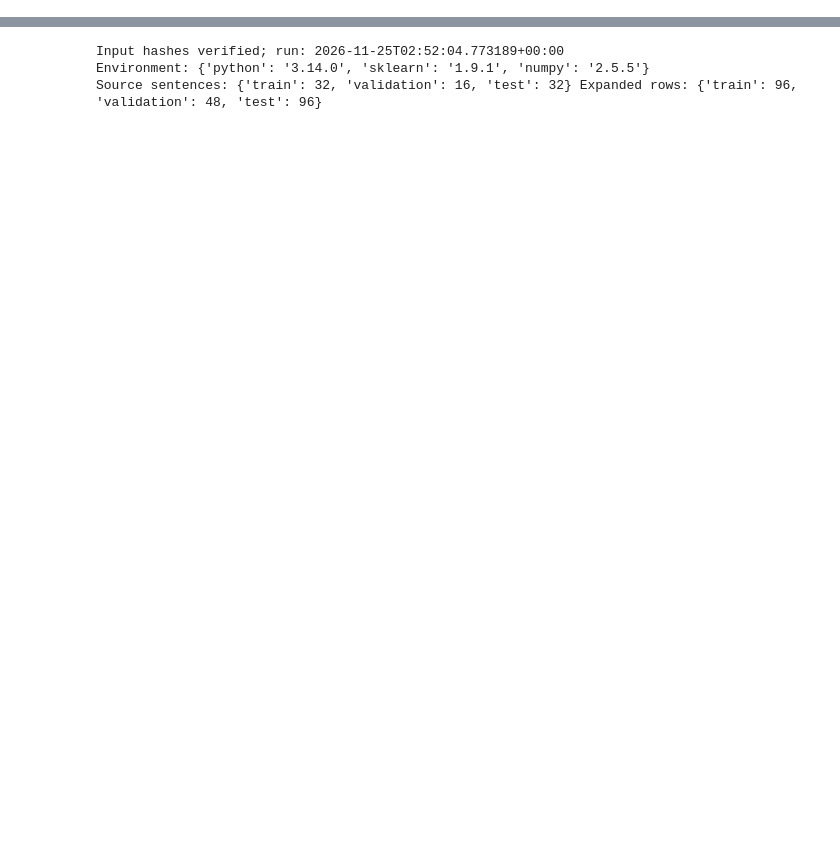
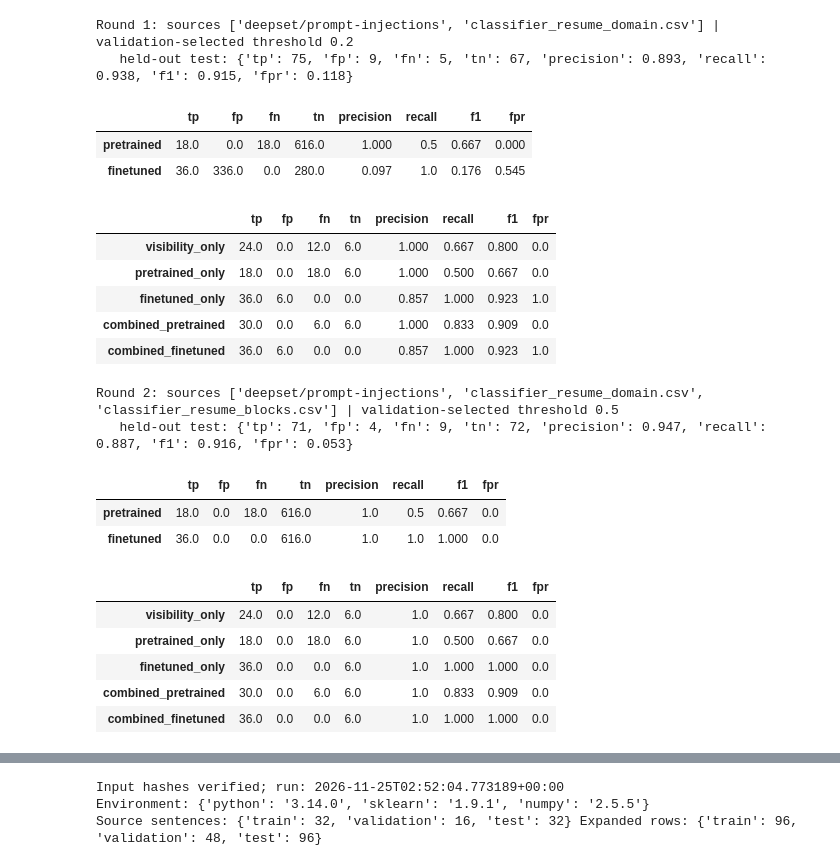
Before and after one commit to Jithendranath8/AI-resume-screeners, a Jupyter notebook: M4_Controlled_Experiments.ipynb, the cells around one changed output, grey strips where cells are left out. Drawn from its saved outputs; the diff is of its cells as text; code cells hidden in the pictures; blank space fills up the shorter version.

```diff
--- a/M4_Controlled_Experiments.ipynb
+++ b/M4_Controlled_Experiments.ipynb
@@ -6,0 +175,30 @@ The earlier text-classification results and paper are a **pilot**. They are not
+# %%
+for n in (1, 2):
+    m = json.loads(Path(f'results/classifier_training_0{n}/training_manifest.json').read_text())
+    print(f'Round {n}: sources', list(m['sources']), '| validation-selected threshold', m['threshold'])
+    print('   held-out test:', {k: round(v, 3) for k, v in m['test_metrics'].items()})
+    display(pd.read_csv(RUN / f'classifier_comparison_round{n}/block_metrics.csv', index_col=0))
+    display(pd.read_csv(RUN / f'classifier_comparison_round{n}/document_detection_metrics.csv', index_col=0))
+# %% [output]
+Round 1: sources ['deepset/prompt-injections', 'classifier_resume_domain.csv'] | validation-selected threshold 0.2
+   held-out test: {'tp': 75, 'fp': 9, 'fn': 5, 'tn': 67, 'precision': 0.893, 'recall': 0.938, 'f1': 0.915, 'fpr': 0.118}
+|  | tp | fp | fn | tn | precision | recall | f1 | fpr |
+| pretrained | 18.0 | 0.0 | 18.0 | 616.0 | 1.000 | 0.5 | 0.667 | 0.000 |
+| finetuned | 36.0 | 336.0 | 0.0 | 280.0 | 0.097 | 1.0 | 0.176 | 0.545 |
+|  | tp | fp | fn | tn | precision | recall | f1 | fpr |
+| visibility_only | 24.0 | 0.0 | 12.0 | 6.0 | 1.000 | 0.667 | 0.800 | 0.0 |
+| pretrained_only | 18.0 | 0.0 | 18.0 | 6.0 | 1.000 | 0.500 | 0.667 | 0.0 |
+| finetuned_only | 36.0 | 6.0 | 0.0 | 0.0 | 0.857 | 1.000 | 0.923 | 1.0 |
+| combined_pretrained | 30.0 | 0.0 | 6.0 | 6.0 | 1.000 | 0.833 | 0.909 | 0.0 |
+| combined_finetuned | 36.0 | 6.0 | 0.0 | 0.0 | 0.857 | 1.000 | 0.923 | 1.0 |
+Round 2: sources ['deepset/prompt-injections', 'classifier_resume_domain.csv', 'classifier_resume_blocks.csv'] | validation-selected threshold 0.5
+   held-out test: {'tp': 71, 'fp': 4, 'fn': 9, 'tn': 72, 'precision': 0.947, 'recall': 0.887, 'f1': 0.916, 'fpr': 0.053}
+|  | tp | fp | fn | tn | precision | recall | f1 | fpr |
+| pretrained | 18.0 | 0.0 | 18.0 | 616.0 | 1.0 | 0.5 | 0.667 | 0.0 |
+| finetuned | 36.0 | 0.0 | 0.0 | 616.0 | 1.0 | 1.0 | 1.000 | 0.0 |
+|  | tp | fp | fn | tn | precision | recall | f1 | fpr |
+| visibility_only | 24.0 | 0.0 | 12.0 | 6.0 | 1.0 | 0.667 | 0.800 | 0.0 |
+| pretrained_only | 18.0 | 0.0 | 18.0 | 6.0 | 1.0 | 0.500 | 0.667 | 0.0 |
+| finetuned_only | 36.0 | 0.0 | 0.0 | 6.0 | 1.0 | 1.000 | 1.000 | 0.0 |
+| combined_pretrained | 30.0 | 0.0 | 6.0 | 6.0 | 1.0 | 0.833 | 0.909 | 0.0 |
+| combined_finetuned | 36.0 | 0.0 | 0.0 | 6.0 | 1.0 | 1.000 | 1.000 | 0.0 |
```
Also changed, not shown: parts of 25 cells of this notebook, 8 other files.
